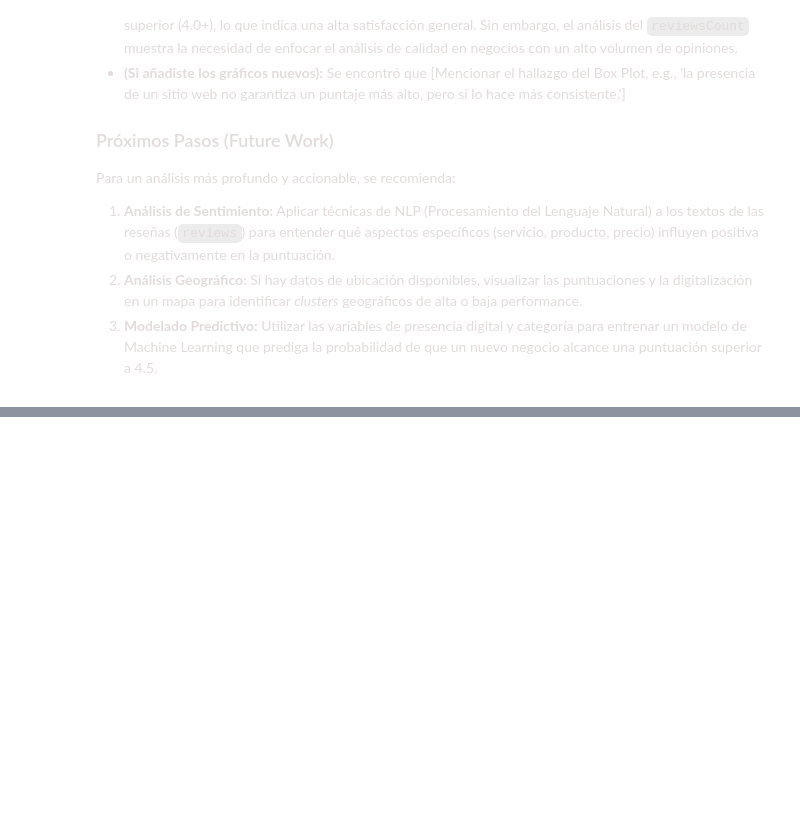
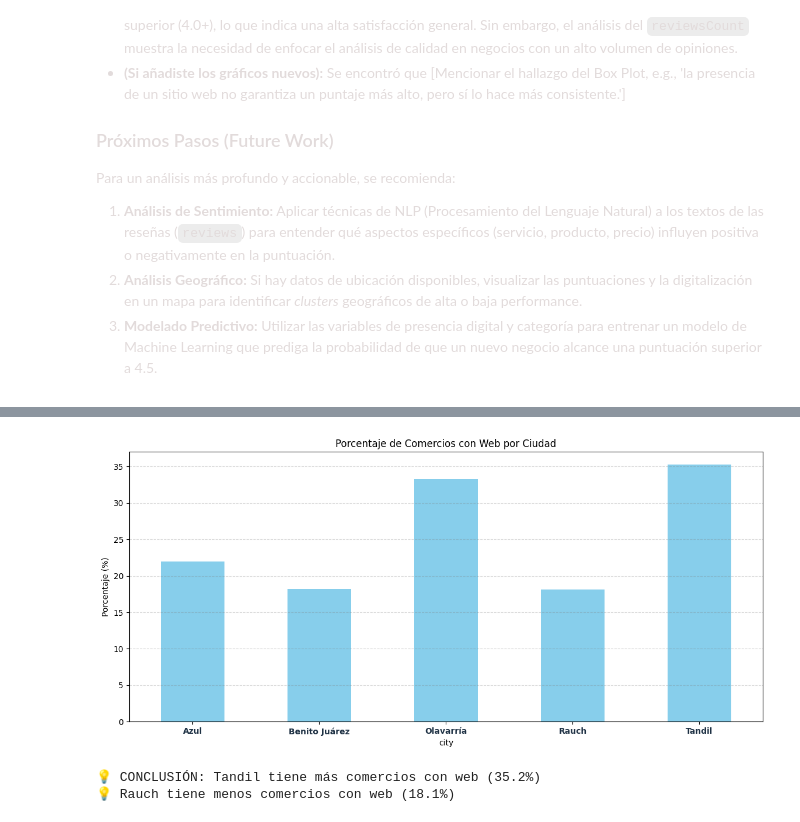
Before and after one commit to MCCastroMaluta/Portfolio-Python-es, a Jupyter notebook: Notebooks/02-EDA.ipynb, the cells around one changed output, grey strips where cells are left out. Saved outputs shown, nothing was run; the diff lists cells and outputs as text; code cells hidden in the pictures; blank space fills up the shorter version.

```diff
--- a/Notebooks/02-EDA.ipynb
+++ b/Notebooks/02-EDA.ipynb
@@ -583,0 +683,19 @@ Para un análisis más profundo y accionable, se recomienda:
+# %%
+# ==============================================
+# 4. ¿QUÉ CIUDAD TIENE MÁS COMERCIOS CON WEB?
+# ==============================================
+
+print("=== ANÁLISIS POR CIUDAD ===")
+
+# Tabla simple: ciudad vs tiene web
+tabla_ciudad = df.groupby(['city', 'tiene_web']).size().unstack(fill_value=0)
+print(tabla_ciudad)
+print()
+
+# Calcular porcentajes por ciudad
+porcentaje_por_ciudad = df.groupby('city')['tiene_web'].apply(
+    lambda x: (x == 'Sí').sum() / len(x) * 100
+)
+print("Porcentaje con web por ciudad:")
+for ciudad, porcentaje in porcentaje_por_ciudad.items():
+    print(f"{ciudad}: {porcentaje:.1f}%")
@@ -583,0 +718,20 @@ Para un análisis más profundo y accionable, se recomienda:
+# %%
+# Gráfico simple
+plt.figure(figsize=(14, 6))
+porcentaje_por_ciudad.plot(kind='bar', color='skyblue')
+plt.title('Porcentaje de Comercios con Web por Ciudad')
+plt.ylabel('Porcentaje (%)')
+plt.xticks(rotation=0)
+plt.grid(True, alpha=0.3, axis='y', linestyle='--', color='gray')
+plt.xticks(rotation=45 if len(resumen) > 8 else 0, ha='right' if len(resumen) > 8 else 'center', fontweight='bold', fontsize=10, color="#1E3144")
+plt.show()
+
+# Conclusión
+ciudad_mejor = porcentaje_por_ciudad.idxmax()
+ciudad_peor = porcentaje_por_ciudad.idxmin()
+print(f"💡 CONCLUSIÓN: {ciudad_mejor} tiene más comercios con web ({porcentaje_por_ciudad[ciudad_mejor]:.1f}%)")
+print(f"💡 {ciudad_peor} tiene menos comercios con web ({porcentaje_por_ciudad[ciudad_peor]:.1f}%)")
+# %% [output]
+[figure, added]
+💡 CONCLUSIÓN: Tandil tiene más comercios con web (35.2%)
+💡 Rauch tiene menos comercios con web (18.1%)
```
Also changed, not shown: parts of 10 cells of this notebook.
